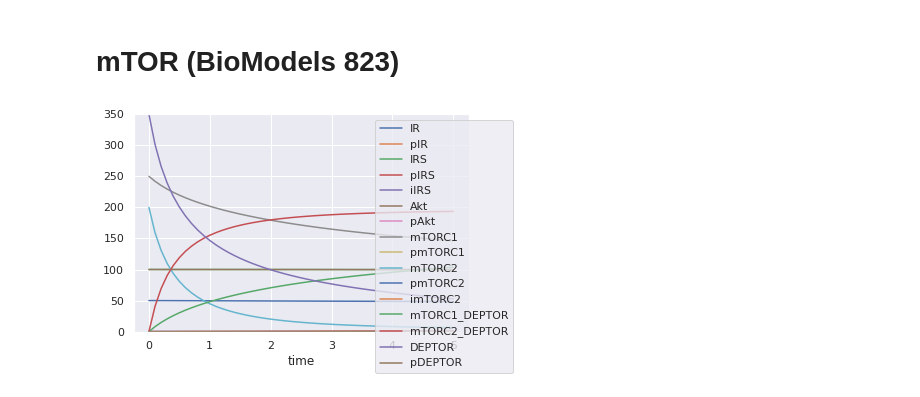
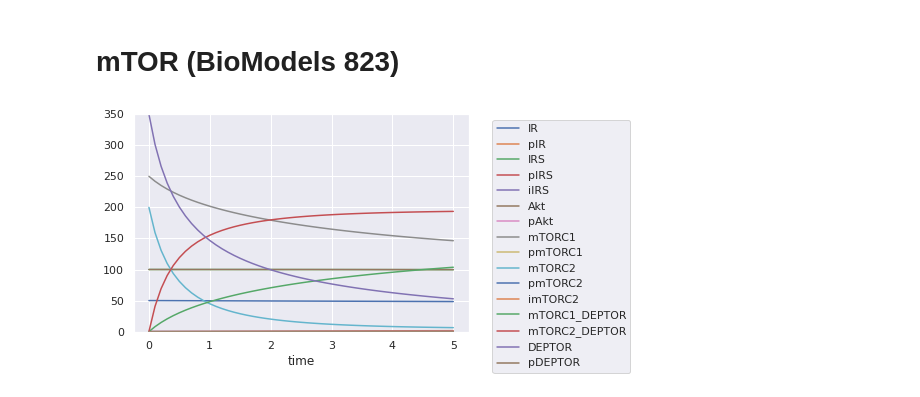
Before and after one commit to ModelEngineering/controlSBML, a Jupyter notebook: notebooks/LinearApproximations.ipynb, the cells around one changed output. Drawn from its saved outputs; the diff is of its cells as text; code cells hidden in the pictures.

Commit message:
Refined figures

```diff
--- a/notebooks/LinearApproximations.ipynb
+++ b/notebooks/LinearApproximations.ipynb
@@ -247,6 +247,6 @@ plotAccuracy(rr, [1, 2, 4, 5, 6], suptitle="Wolf", start_time=3, end_time=5, yma
 # %%
 ctlsb_823 = ctl.ControlSBML(ctl.BIOMODELS_DCT[823])
 # %%
-ctlsb_823.plotTrueModel()
+ctlsb_823.plotTrueModel(legend_crd=(1.5, 1))
 # %% [output]
-[figure, old version]
+[figure, new version]
```
Also changed, not shown: parts of 3 cells of this notebook, 2 other files.
